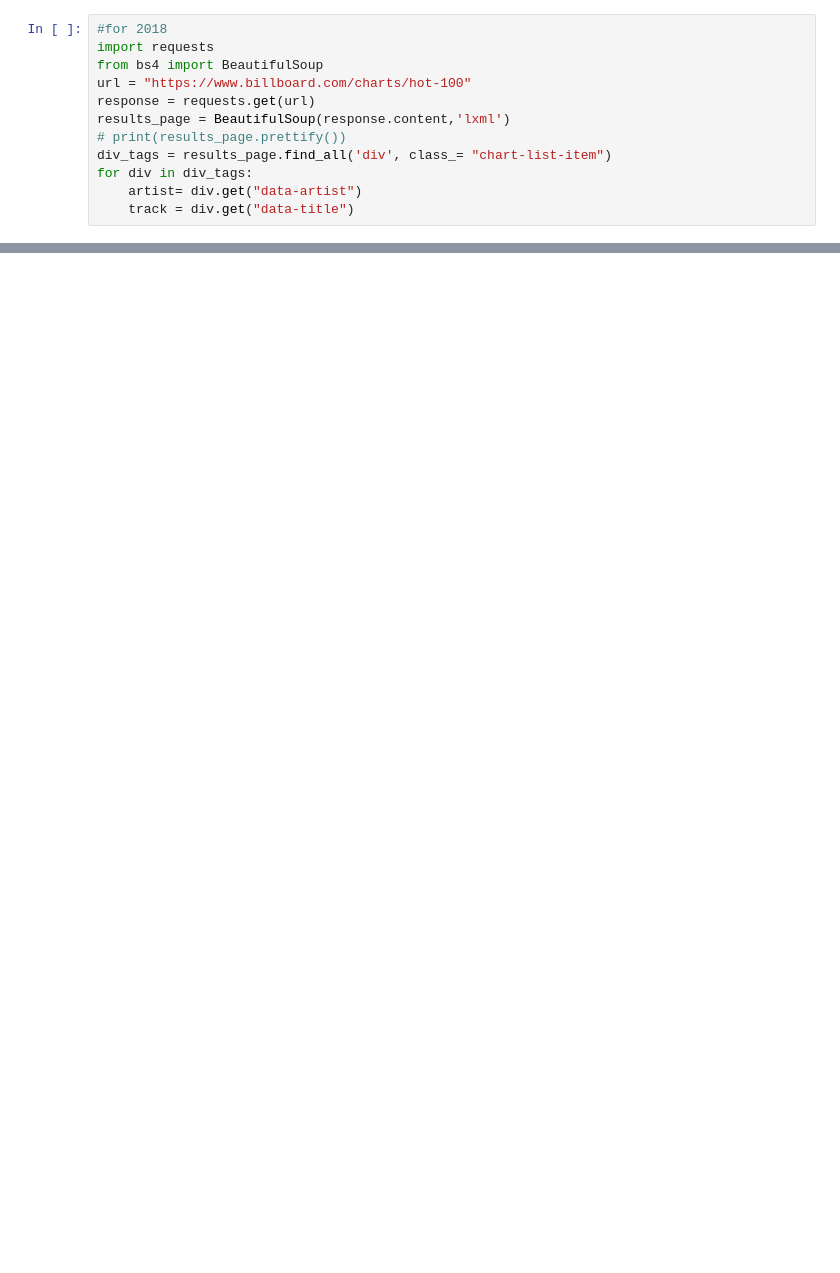
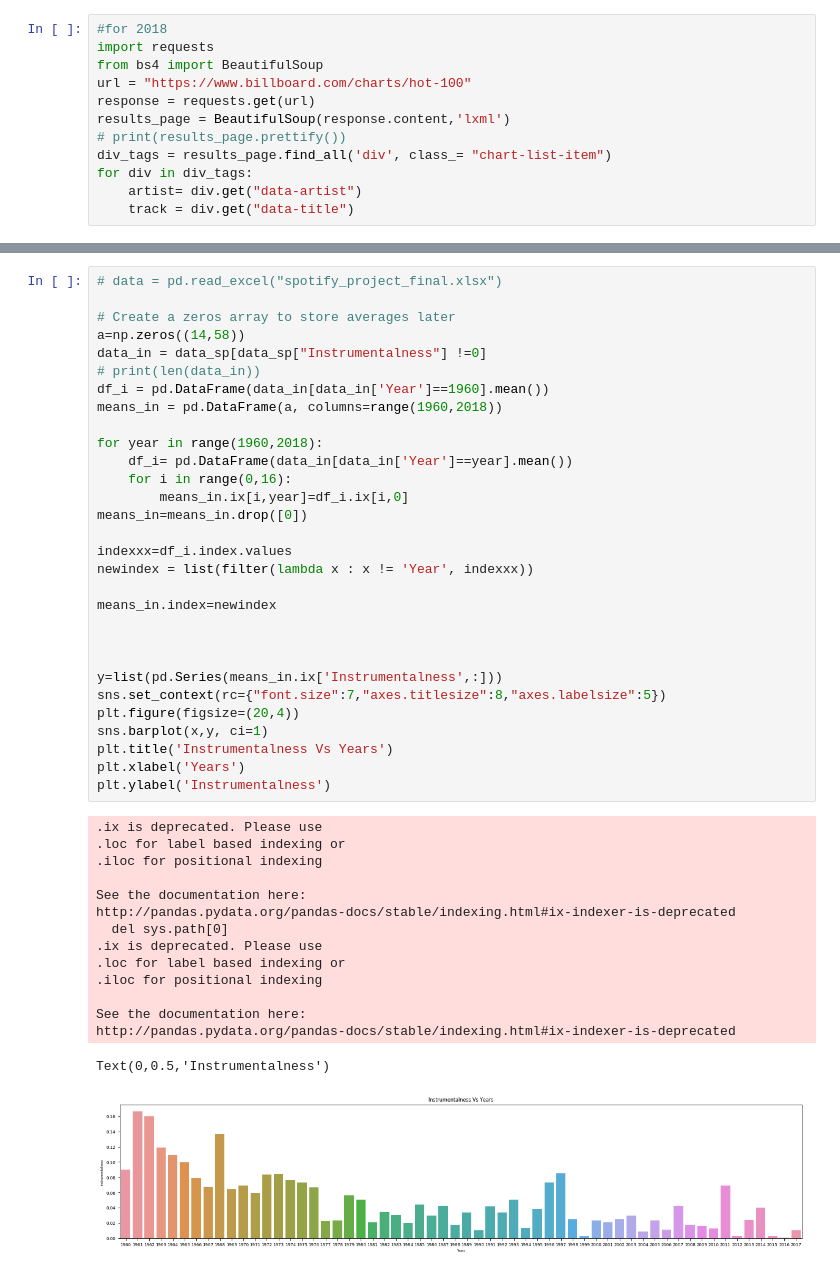
Before and after one commit to shazlie/ToolsProject, a Jupyter notebook: Spotify_project.ipynb, the cells around one changed output, grey strips where cells are left out. Cells and saved outputs as stored; diff of their text form; blank space fills up the shorter version.

```diff
--- a/Spotify_project.ipynb
+++ b/Spotify_project.ipynb
@@ -90,0 +336,46 @@ df.tail()
+# %%
+# data = pd.read_excel("spotify_project_final.xlsx")
+
+# Create a zeros array to store averages later
+a=np.zeros((14,58))
+data_in = data_sp[data_sp["Instrumentalness"] !=0]
+# print(len(data_in))
+df_i = pd.DataFrame(data_in[data_in['Year']==1960].mean())
+means_in = pd.DataFrame(a, columns=range(1960,2018))
+
+for year in range(1960,2018):
+    df_i= pd.DataFrame(data_in[data_in['Year']==year].mean())
+    for i in range(0,16):
+        means_in.ix[i,year]=df_i.ix[i,0]
+means_in=means_in.drop([0])
+
+indexxx=df_i.index.values
+newindex = list(filter(lambda x : x != 'Year', indexxx))
+
+means_in.index=newindex
+
+
+
+y=list(pd.Series(means_in.ix['Instrumentalness',:]))
+sns.set_context(rc={"font.size":7,"axes.titlesize":8,"axes.labelsize":5})
+plt.figure(figsize=(20,4))
+sns.barplot(x,y, ci=1)
+plt.title('Instrumentalness Vs Years')
+plt.xlabel('Years')
+plt.ylabel('Instrumentalness')
+# %% [output]
+.ix is deprecated. Please use
+.loc for label based indexing or
+.iloc for positional indexing
+
+See the documentation here:
+http://pandas.pydata.org/pandas-docs/stable/indexing.html#ix-indexer-is-deprecated
+  del sys.path[0]
+.ix is deprecated. Please use
+.loc for label based indexing or
+.iloc for positional indexing
+
+See the documentation here:
+http://pandas.pydata.org/pandas-docs/stable/indexing.html#ix-indexer-is-deprecated
+Text(0,0.5,'Instrumentalness')
+[figure, added]
```
Also changed, not shown: parts of 19 cells of this notebook.
